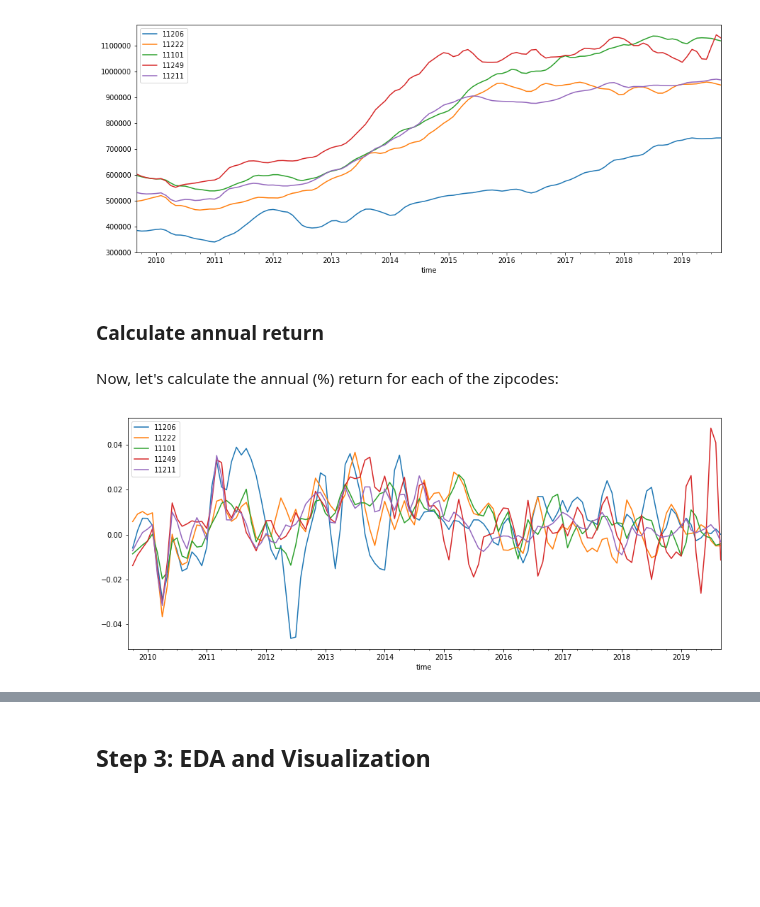
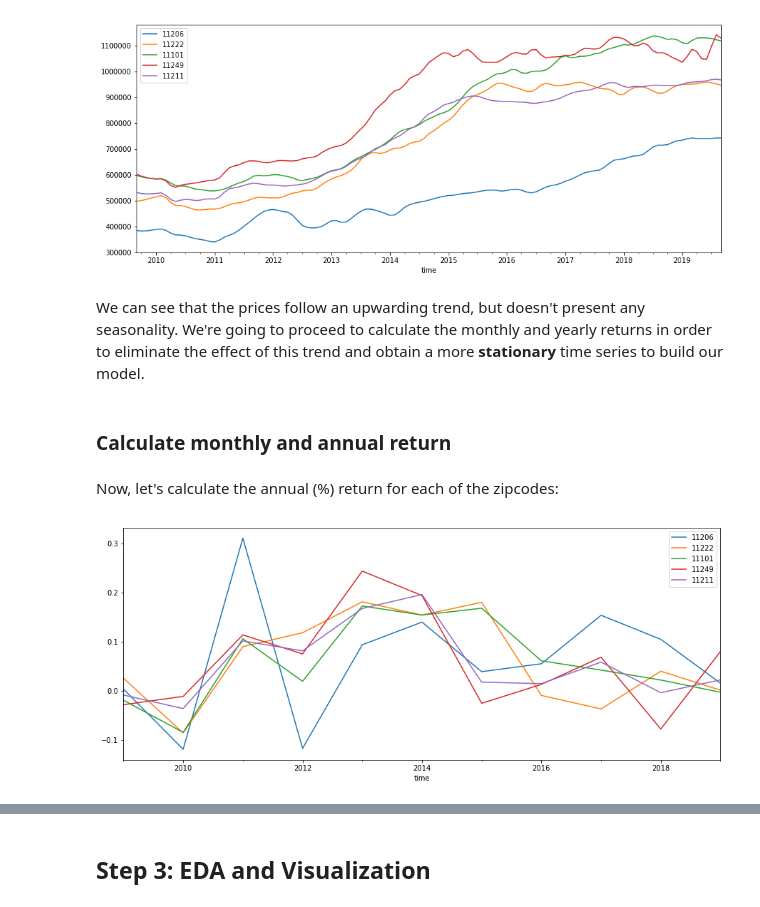
Before and after one commit to bartomolina/dsmod4project, a Jupyter notebook: student.ipynb, the cells around one changed output, grey strips where cells are left out. Cells and saved outputs as stored; diff of their text form; code cells hidden in the pictures; blank space fills up the shorter version.

```diff
--- a/student.ipynb
+++ b/student.ipynb
@@ -339,18 +339,25 @@ for zipcode in df_ts_zipcode:
     plt.legend()
 # %% [output]
 [figure]
+# %% [markdown]
+We can see that the prices follow an upwarding trend, but doesn't present any seasonality. We're going to proceed to calculate the monthly and yearly returns in order to eliminate the effect of this trend and obtain a more **stationary** time series to build our model.
 # %% [markdown]
-### Calculate annual return
+### Calculate monthly and annual return
 # %% [markdown]
 Now, let's calculate the annual (%) return for each of the zipcodes:
-# %%
-df_ts_zipcode_pct_change = {}
-
-for zipcode in df_ts_zipcode:
-    df_ts_zipcode_pct_change[zipcode] = df_ts_zipcode[zipcode]['value'].pct_change()
+# %%
+df_ts_zipcode_pct_change_monthly = {}
+df_ts_zipcode_pct_change_annual = {}
+
+for zipcode in df_ts_zipcode:
+    # calculate monthly return
+    df_ts_zipcode_pct_change_monthly[zipcode] = df_ts_zipcode[zipcode]['value'].pct_change()
+    # calculate annual return (downsampling)
+    tmp_pct_change = df_ts_zipcode[zipcode]['value'].pct_change()
+    df_ts_zipcode_pct_change_annual[zipcode] = tmp_pct_change.resample('Y').sum()
 # %%
 for zipcode in df_ts_zipcode_pct_change:
-    df_ts_zipcode_pct_change[zipcode].plot(label=zipcode,figsize=(15,6))
+    df_ts_zipcode_pct_change_annual[zipcode].plot(label=zipcode,figsize=(15,6))
     plt.legend()
 # %% [output]
-[figure, old version]
+[figure, new version]
```
Also changed, not shown: parts of 7 cells of this notebook.
